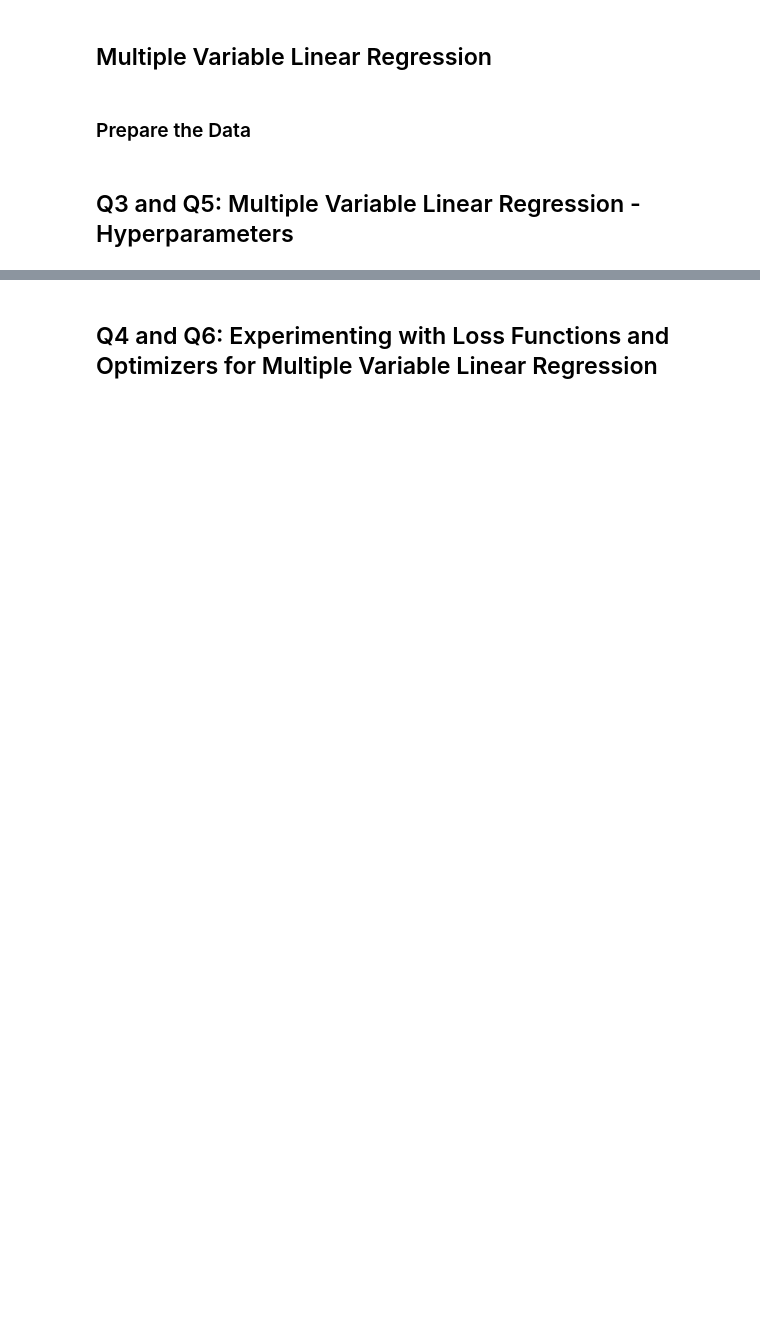
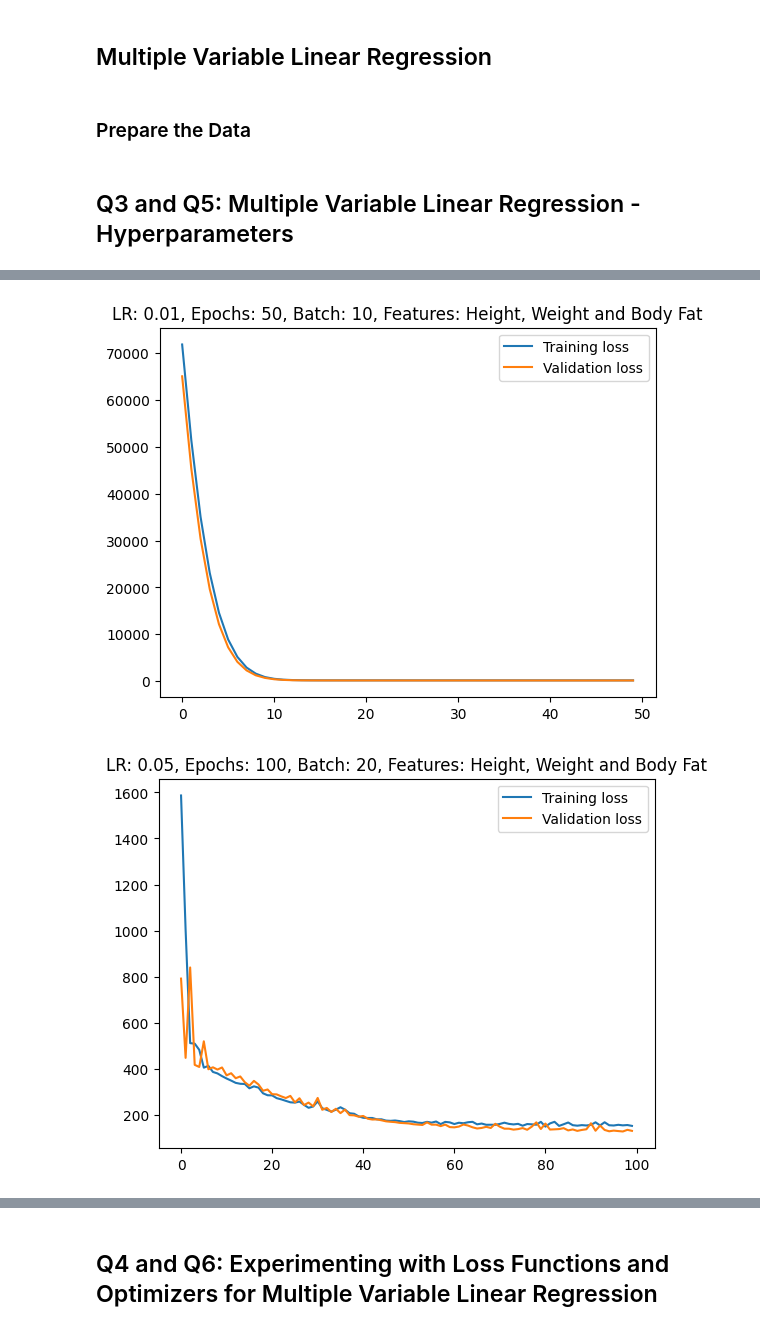
Before and after one commit to tombackert/CS411-ml-for-ds, a Jupyter notebook: Project_2_Hyperparameter_Exploration_in_Linear_Regression_Models.ipynb, the cells around one changed output, grey strips where cells are left out. Cells and saved outputs as stored; diff of their text form; code cells hidden in the pictures; blank space fills up the shorter version.

```diff
--- a/Project_2_Hyperparameter_Exploration_in_Linear_Regression_Models.ipynb
+++ b/Project_2_Hyperparameter_Exploration_in_Linear_Regression_Models.ipynb
@@ -141,0 +222,28 @@ train_two_variable_model(0.005, 30, 5)
+# %%
+## Let's try 3 correlated features
+
+# Setup for 3 variable regression
+X_multi = data[['Height', 'Weight', 'BodyFat']]  # Features selected
+y_multi = data['Age']  # Target remains the same
+X_train_multi, X_test_multi, y_train_multi, y_test_multi = train_test_split(X_multi, y_multi, test_size=0.2, random_state=42)
+# %%
+# Defining three-variable training function
+def train_three_variable_model(learning_rate, epochs, batch_size):
+    input_layer = Input(shape=(3,)) # Input layer for 3 features
+    output_layer = Dense(1)(input_layer)
+    model = Model(inputs=input_layer, outputs=output_layer)
+    model.compile(optimizer=Adam(learning_rate=learning_rate), loss='mean_squared_error')
+    history = model.fit(X_train_multi, y_train_multi, epochs=epochs, batch_size=batch_size, validation_split=0.2, verbose=0)
+    plt.plot(history.history['loss'], label='Training loss')
+    plt.plot(history.history['val_loss'], label='Validation loss')
+    plt.legend()
+    plt.title(f'LR: {learning_rate}, Epochs: {epochs}, Batch: {batch_size}, Features: Height, Weight and Body Fat')
+    plt.show()
+# %%
+# Example hyperparameter combinations
+train_three_variable_model(0.01, 50, 10)
+train_three_variable_model(0.05, 100, 20)
+train_three_variable_model(0.005, 30, 5)
+# %% [output]
+[figure, added]
+[figure, added]
```
Also changed, not shown: parts of 23 cells of this notebook.
